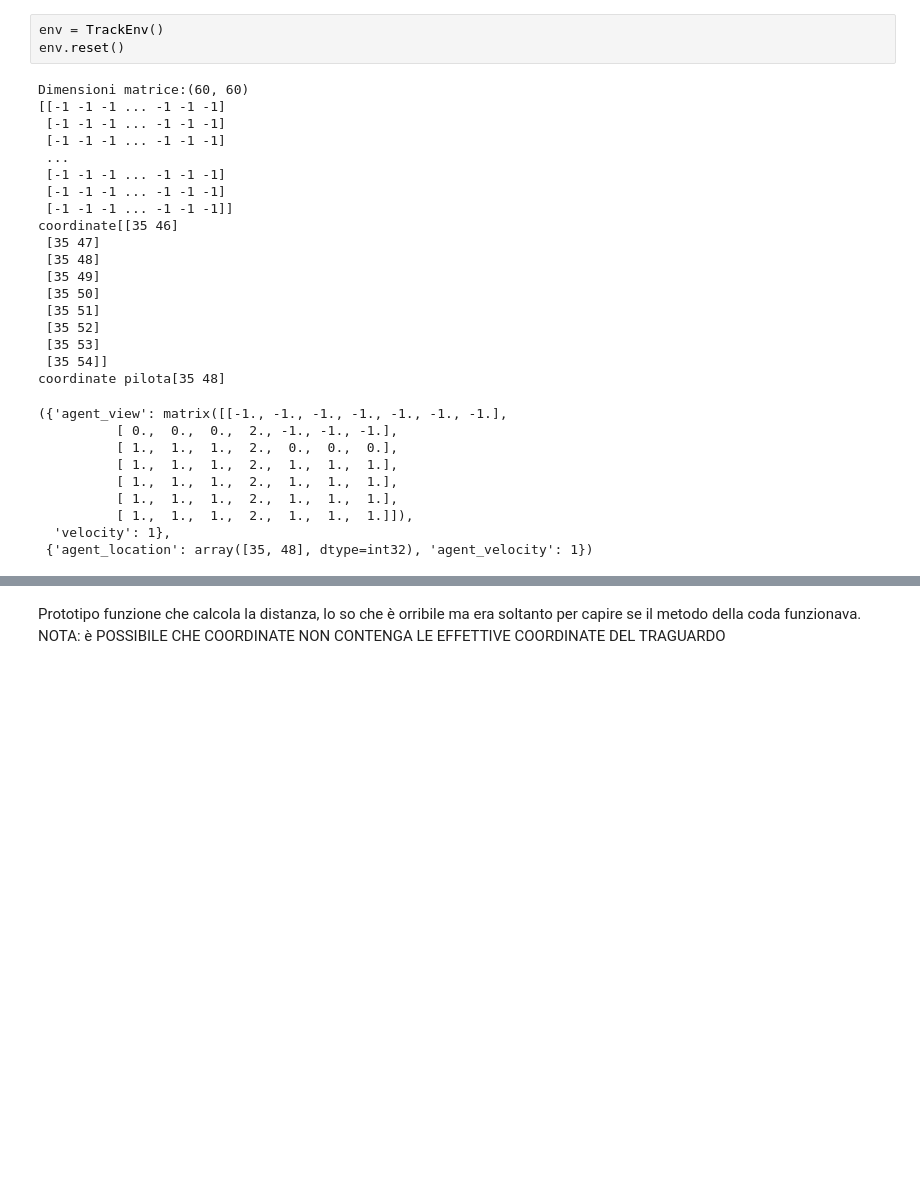
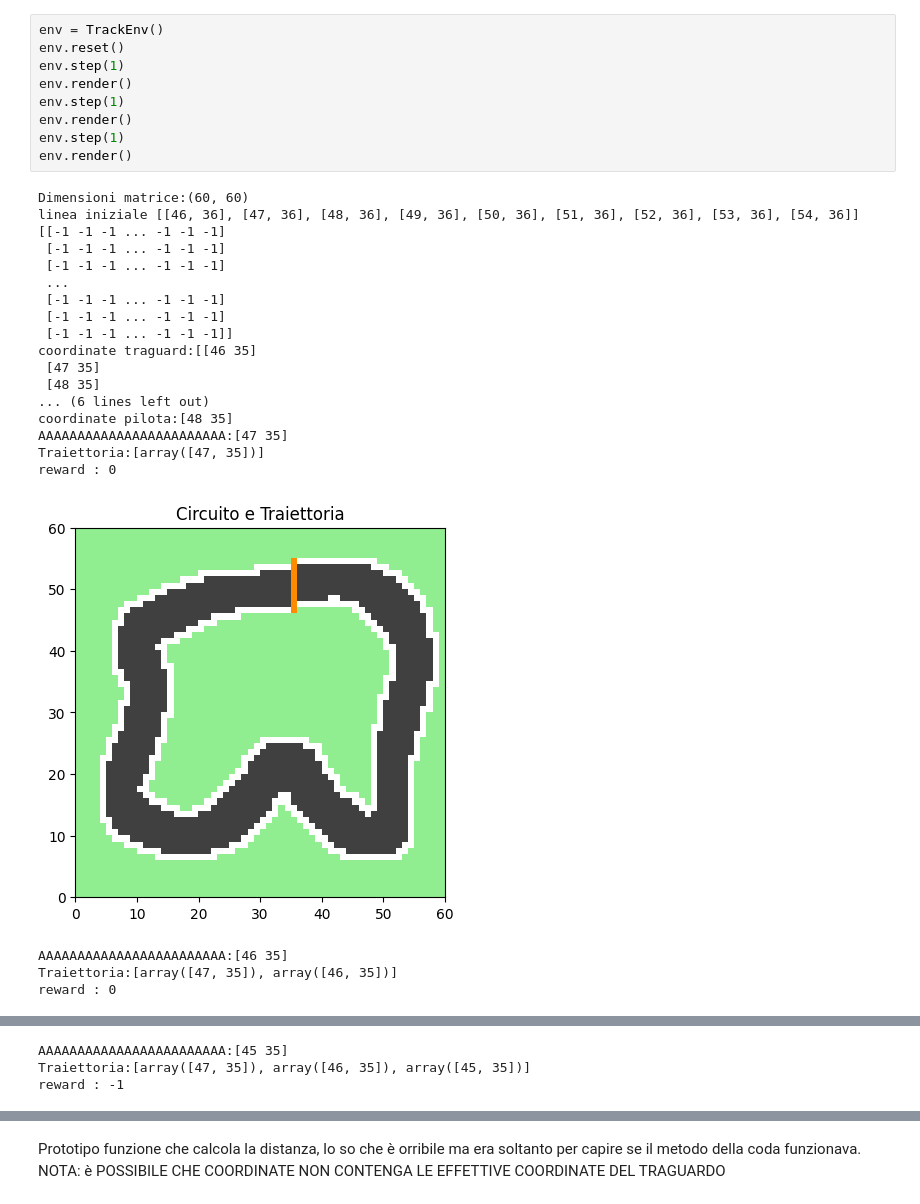
Before and after one commit to EChiarini/ProgettoAI, a Jupyter notebook: notebooks/TrackEnv.ipynb, the cells around one changed output, grey strips where cells are left out. Drawn from its saved outputs; the diff is of its cells as text; blank space fills up the shorter version.

```diff
--- a/notebooks/TrackEnv.ipynb
+++ b/notebooks/TrackEnv.ipynb
@@ -243,34 +367,34 @@ def buildTrack(fileName = "/imola_track.csv"):
   print(f"Dimensioni matrice:{matrice_circuito.shape}")
   #print(matrice_circuito)
   return matrice_circuito
-# %%
-env = TrackEnv()
-env.reset()
-# %% [output]
-Dimensioni matrice:(60, 60)
-[[-1 -1 -1 ... -1 -1 -1]
- [-1 -1 -1 ... -1 -1 -1]
- [-1 -1 -1 ... -1 -1 -1]
- ...
- [-1 -1 -1 ... -1 -1 -1]
- [-1 -1 -1 ... -1 -1 -1]
- [-1 -1 -1 ... -1 -1 -1]]
-coordinate[[35 46]
- [35 47]
- [35 48]
- [35 49]
- [35 50]
- [35 51]
- [35 52]
- [35 53]
- [35 54]]
-coordinate pilota[35 48]
-({'agent_view': matrix([[-1., -1., -1., -1., -1., -1., -1.],
-          [ 0.,  0.,  0.,  2., -1., -1., -1.],
-          [ 1.,  1.,  1.,  2.,  0.,  0.,  0.],
-          [ 1.,  1.,  1.,  2.,  1.,  1.,  1.],
-          [ 1.,  1.,  1.,  2.,  1.,  1.,  1.],
-          [ 1.,  1.,  1.,  2.,  1.,  1.,  1.],
-          [ 1.,  1.,  1.,  2.,  1.,  1.,  1.]]),
-  'velocity': 1},
- {'agent_location': array([35, 48], dtype=int32), 'agent_velocity': 1})
+# %%
+env = TrackEnv()
+env.reset()
+env.step(1)
+env.render()
+env.step(1)
+env.render()
+env.step(1)
+env.render()
+# %% [output]
+Dimensioni matrice:(60, 60)
+linea iniziale [[46, 36], [47, 36], [48, 36], [49, 36], [50, 36], [51, 36], [52, 36], [53, 36], [54, 36]]
+[[-1 -1 -1 ... -1 -1 -1]
+ [-1 -1 -1 ... -1 -1 -1]
+ [-1 -1 -1 ... -1 -1 -1]
+ ...
+ [-1 -1 -1 ... -1 -1 -1]
+ [-1 -1 -1 ... -1 -1 -1]
+ [-1 -1 -1 ... -1 -1 -1]]
+coordinate traguard:[[46 35]
+ [47 35]
+ [48 35]
+... (6 lines left out)
+coordinate pilota:[48 35]
+AAAAAAAAAAAAAAAAAAAAAAAA:[47 35]
+Traiettoria:[array([47, 35])]
+reward : 0
+[figure, added]
+AAAAAAAAAAAAAAAAAAAAAAAA:[46 35]
+Traiettoria:[array([47, 35]), array([46, 35])]
+reward : 0
@@ -276,0 +402,3 @@ coordinate pilota[35 48]
+AAAAAAAAAAAAAAAAAAAAAAAA:[45 35]
+Traiettoria:[array([47, 35]), array([46, 35]), array([45, 35])]
+reward : -1
```
Also changed, not shown: parts of 5 cells of this notebook.
